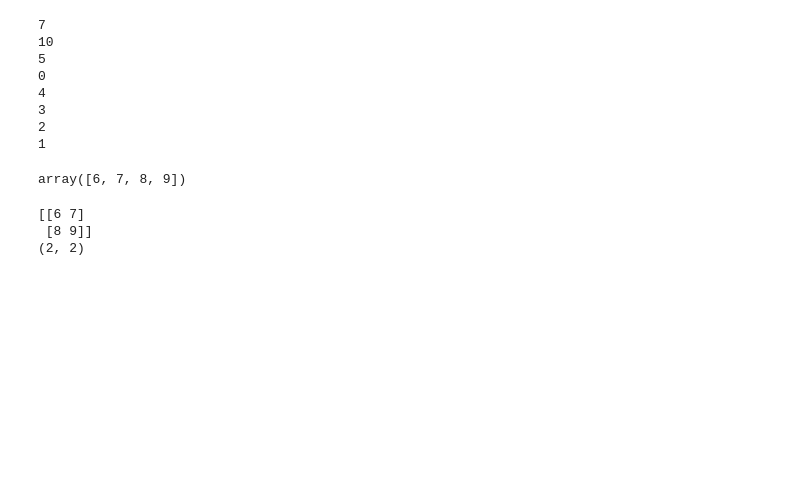
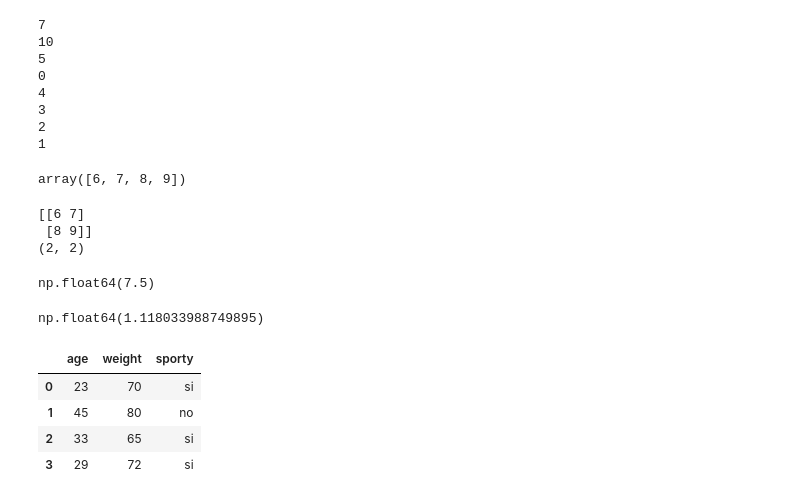
Before and after one commit to a70mico/my_bootcamp, a Jupyter notebook: notebooks/leasson_01.ipynb, the cells around one changed output. Cells and saved outputs as stored; diff of their text form; code cells hidden in the pictures; blank space fills up the shorter version.

```diff
--- a/notebooks/leasson_01.ipynb
+++ b/notebooks/leasson_01.ipynb
@@ -117,0 +116,8 @@ s
+# %%
+np.mean(my_vector)
+# %% [output]
+np.float64(7.5)
+# %%
+np.std(my_vector)
+# %% [output]
+np.float64(1.118033988749895)
@@ -117,0 +127,9 @@ s
+# %%
+df = pd.DataFrame({"age":[23,45,33,29],"weight":[70,80,65,72],"sporty":["si","no","si","si"]})
+df
+# %% [output]
+|  | age | weight | sporty |
+| 0 | 23 | 70 | si |
+| 1 | 45 | 80 | no |
+| 2 | 33 | 65 | si |
+| 3 | 29 | 72 | si |
```
Also changed, not shown: parts of 5 cells of this notebook.
